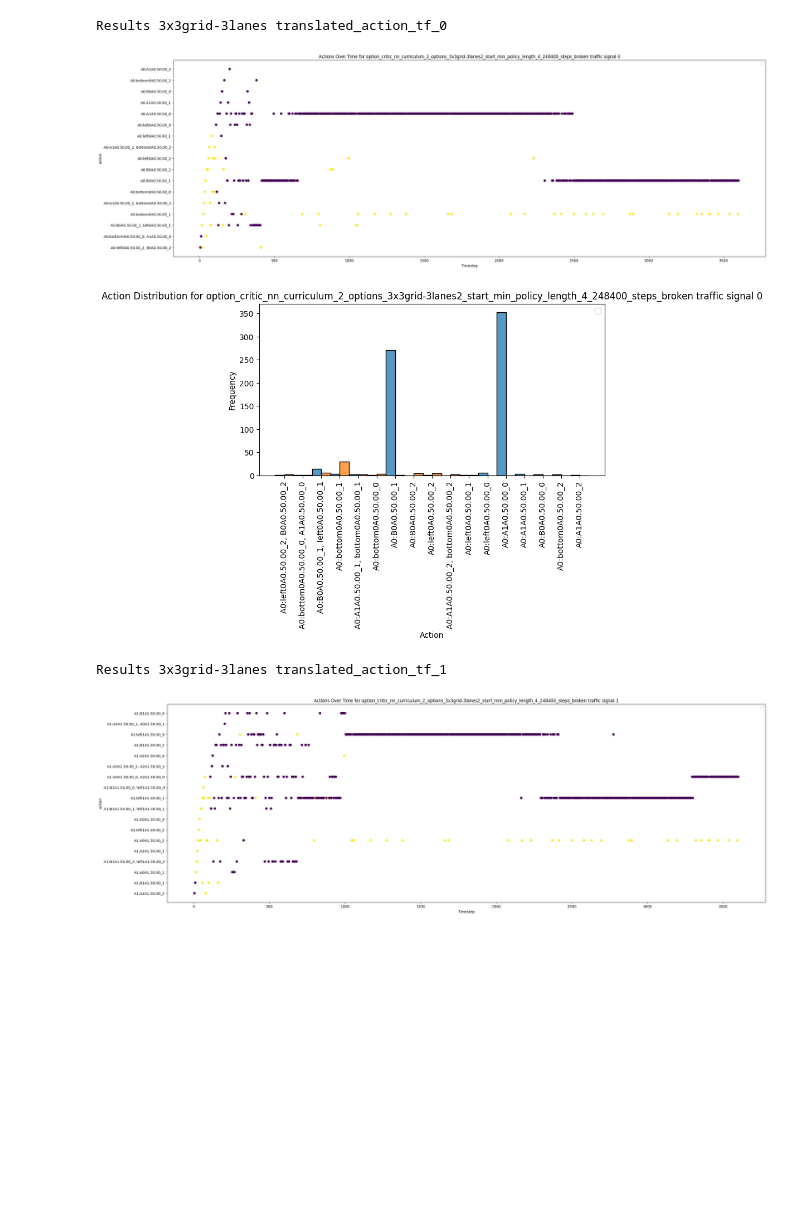
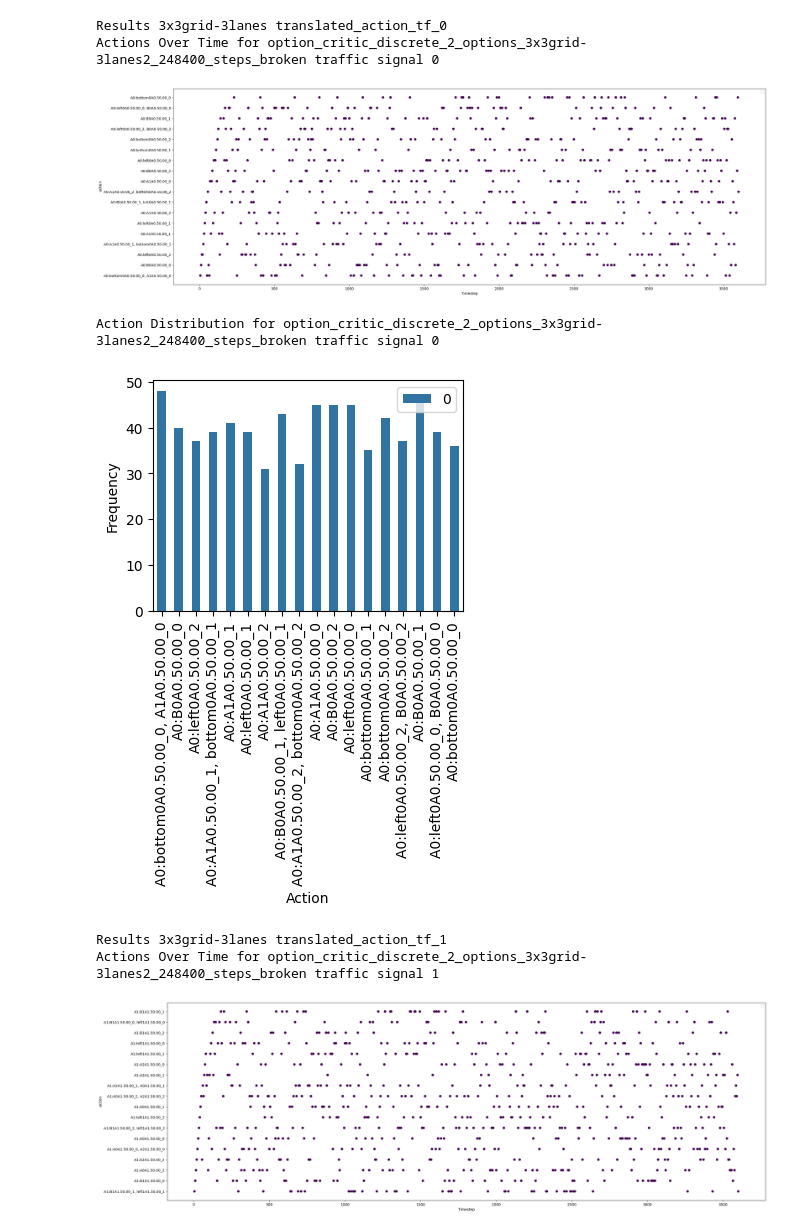
Before and after one commit to Ouroboros4991/MasterThesis2024, a Jupyter notebook: notebooks/option_visualisation.ipynb, the cells around one changed output. Saved outputs shown, nothing was run; the diff lists cells and outputs as text; code cells hidden in the pictures; blank space fills up the shorter version.

```diff
--- a/notebooks/option_visualisation.ipynb
+++ b/notebooks/option_visualisation.ipynb
@@ -22,7 +147,7 @@ MODELS_FOLDER = "../models"
 # %%
 N_OPTIONS = 2
 TRAFFIC = "custom-2way-single-intersection3"
-MODEL = "option_critic_nn_curriculum_2_options_custom-2way-single-intersection3_250000_steps"
+MODEL = "option_critic_discrete_curriculum_2_options_custom-2way-single-intersection3_250000_steps"
 PREFIX = f"{MODEL}_{TRAFFIC}"
 # %%
 N_OPTIONS = 2
@@ -317,0 +188,26 @@ plt.show()
+# %%
+traffic = 'custom-2way-single-intersection3'
+n_splits = len(df_single_episode.translated_action.to_list()[0].split("; "))
+for i in range(n_splits):
+    column = f"translated_action_tf_{i}"
+    print("Results", traffic, column)
+
+    plt.figure(figsize=(30, 10))
+    plt.scatter(df_single_episode.index, df_single_episode[f"{column}"], c=df_single_episode.option)
+
+    plt.xlabel("Timestep")
+    plt.ylabel("action")
+    # plt.title(f"Actions Over Time for {MODEL} traffic signal {i}")
+    print(f"Actions Over Time for {MODEL} traffic signal {i}")
+    plt.legend()
+    plt.show()
+
+    plt.figure(figsize=(4,3))
+    sns.countplot(df_single_episode, x=column, hue="option", width=0.5) # multiple="dodge")
+    plt.xlabel("Action")
+    plt.ylabel("Frequency")
+    # plt.title(f"Action Distribution for {MODEL} traffic signal {i}")
+    print(f"Action Distribution for {MODEL} traffic signal {i}")
+    plt.xticks(rotation=90)
+    plt.legend()
+    plt.show()
@@ -318,30 +220,35 @@ plt.show()
 # %%
 traffic = '3x3grid-3lanes'
 n_splits = len(df_single_episode.translated_action.to_list()[0].split("; "))
 for i in range(n_splits):
     column = f"translated_action_tf_{i}"
     print("Results", traffic, column)
 
     plt.figure(figsize=(30, 10))
     plt.scatter(df_single_episode.index, df_single_episode[f"{column}"], c=df_single_episode.option)
 
     plt.xlabel("Timestep")
     plt.ylabel("action")
-    plt.title(f"Actions Over Time for {MODEL} traffic signal {i}")
+    # plt.title(f"Actions Over Time for {MODEL} traffic signal {i}")
+    print(f"Actions Over Time for {MODEL} traffic signal {i}")
     plt.legend()
     plt.show()
 
-    plt.figure(figsize=(8, 4))
-    sns.histplot(df_single_episode, x=column, hue="option", multiple="dodge")
+    plt.figure(figsize=(4,3))
+    sns.countplot(df_single_episode, x=column, hue="option", width=0.5) # multiple="dodge")
     plt.xlabel("Action")
     plt.ylabel("Frequency")
-    plt.title(f"Action Distribution for {MODEL} traffic signal {i}")
+    # plt.title(f"Action Distribution for {MODEL} traffic signal {i}")
+    print(f"Action Distribution for {MODEL} traffic signal {i}")
     plt.xticks(rotation=90)
     plt.legend()
     plt.show()
 # %% [output]
 Results 3x3grid-3lanes translated_action_tf_0
+Actions Over Time for option_critic_discrete_2_options_3x3grid-3lanes2_248400_steps_broken traffic signal 0
-[figure, old version]
+[figure, new version]
+Action Distribution for option_critic_discrete_2_options_3x3grid-3lanes2_248400_steps_broken traffic signal 0
-[figure, old version]
+[figure, new version]
-Results 3x3grid-3lanes translated_action_tf_1
+Results 3x3grid-3lanes translated_action_tf_1
+Actions Over Time for option_critic_discrete_2_options_3x3grid-3lanes2_248400_steps_broken traffic signal 1
-[figure, old version]
+[figure, new version]
```
Also changed, not shown: parts of 14 cells of this notebook, 24 other files.
